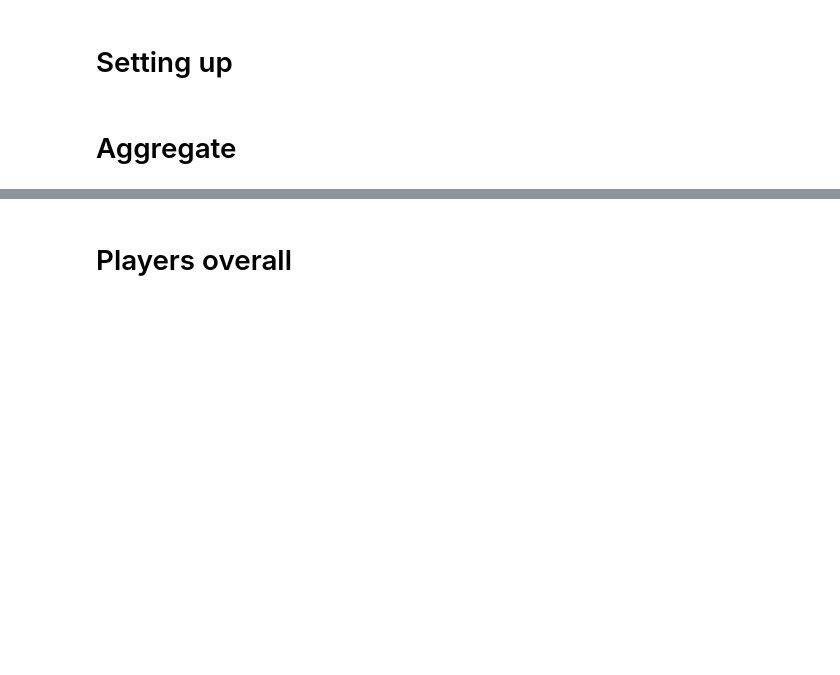
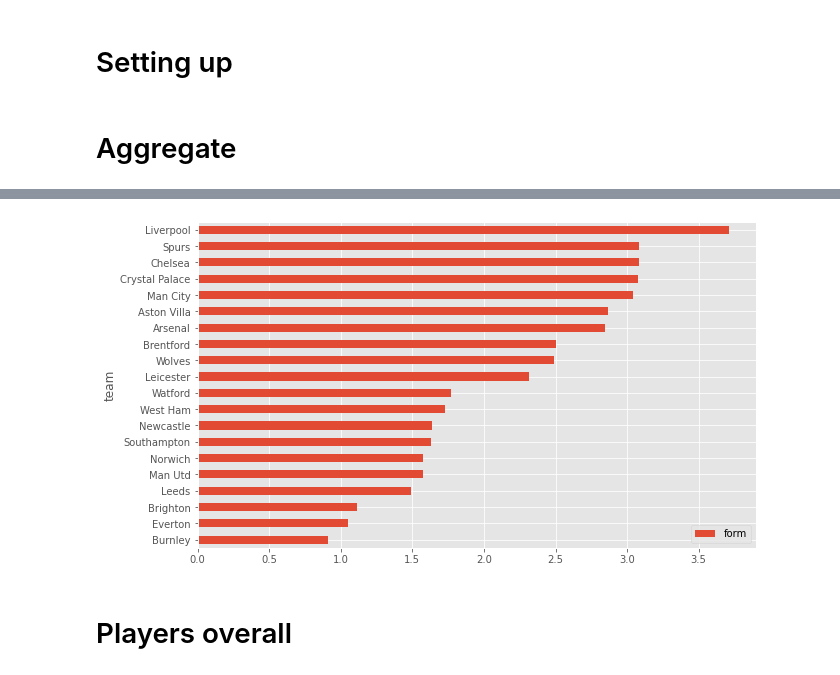
Before and after one commit to ulrikson/fantasy_football, a Jupyter notebook: analyze.ipynb, the cells around one changed output, grey strips where cells are left out. Cells and saved outputs as stored; diff of their text form; code cells hidden in the pictures; blank space fills up the shorter version.

```diff
--- a/analyze.ipynb
+++ b/analyze.ipynb
@@ -54,6 +34,8 @@ getBarPlot('team', 'value_season_adj')
 # %%
 # Avg form per team
-getBarPlot('team', 'form')
+fantasy.getBarPlot('team', 'form')
+# %% [output]
+[figure, added]
 # %% [markdown]
 # Players overall
 # %%
```
Also changed, not shown: parts of 20 cells of this notebook, 1 other file.
